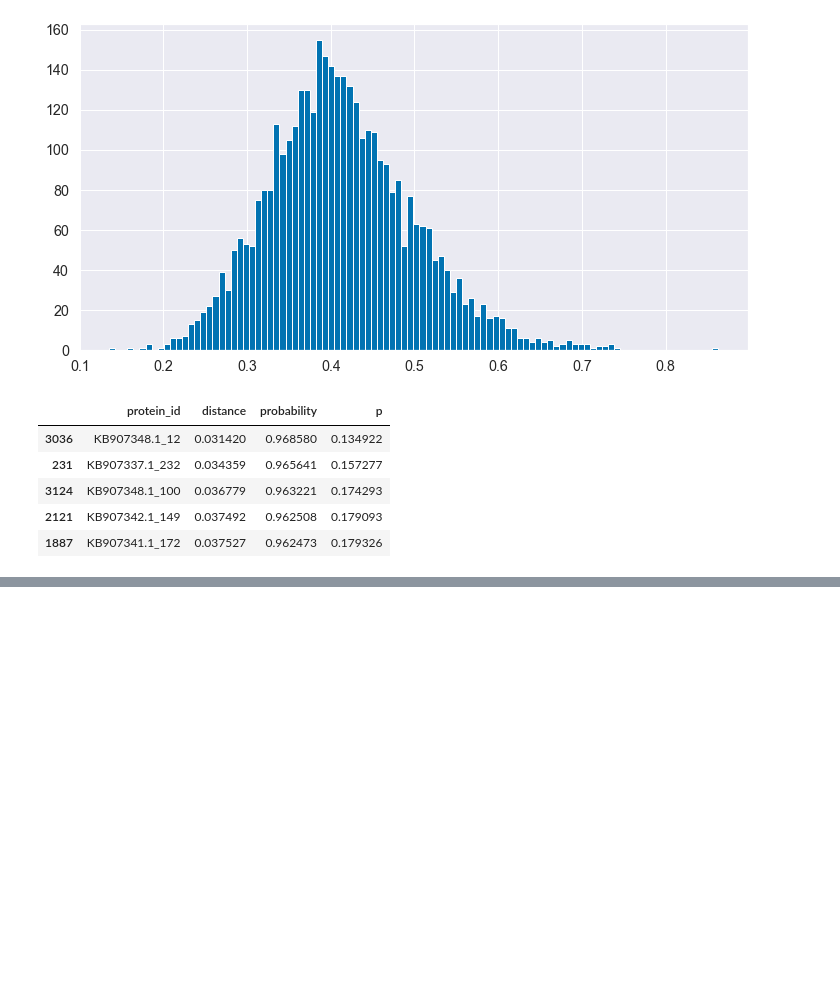
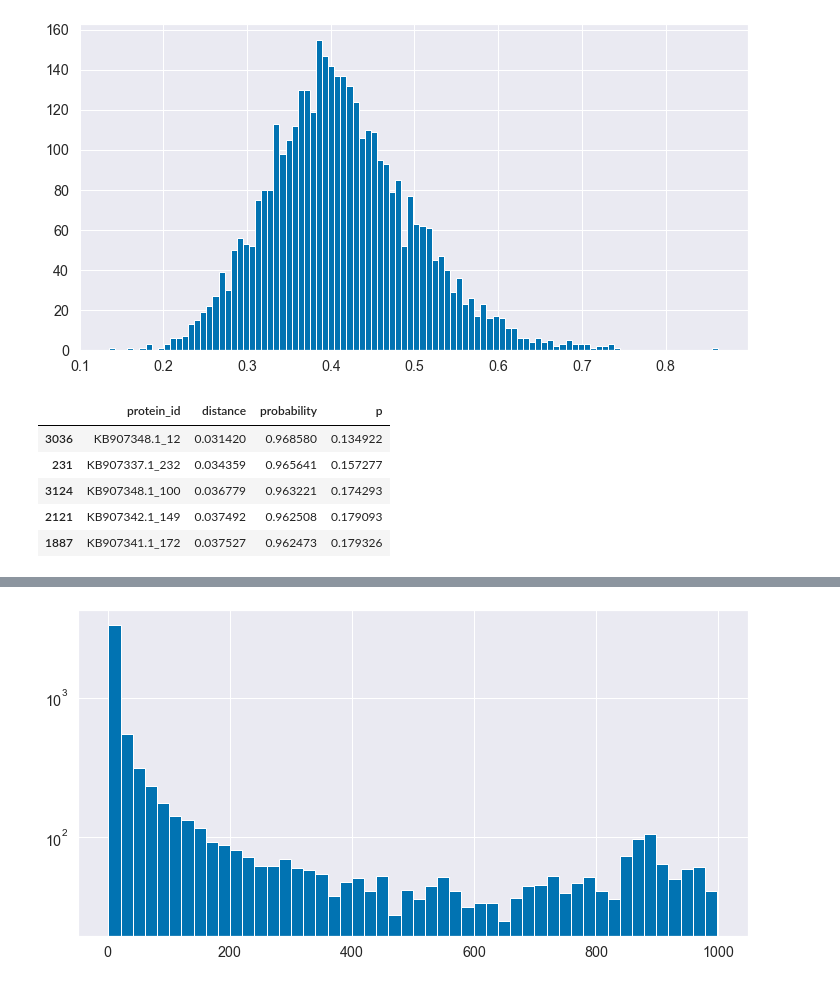
Before and after one commit to srom/nbias, a Jupyter notebook: notebook/Jensen-Shannon distance to tri-nucleotide mean.ipynb, the cells around one changed output, grey strips where cells are left out. Saved outputs shown, nothing was run; the diff lists cells and outputs as text; code cells hidden in the pictures; blank space fills up the shorter version.

```diff
--- a/notebook/Jensen-Shannon distance to tri-nucleotide mean.ipynb
+++ b/notebook/Jensen-Shannon distance to tri-nucleotide mean.ipynb
@@ -79,0 +138,5 @@ df.sort_values('p').head()
+# %%
+phylum = 'euryarchaeota'
+phylum_path = os.path.join(os.getcwd(), f'data/phylum/{phylum}/{phylum}_pfam_probability_left.csv')
+phylum_df = pd.read_csv(phylum_path)
+phylum_df.head(20)
@@ -79,0 +161,5 @@ df.sort_values('p').head()
+# %%
+_, ax = plt.subplots(1, 1, figsize=(12, 6))
+ax.hist(phylum_df['n_elements'].values, bins=50, log=True);
+# %% [output]
+[figure, added]
```
Also changed, not shown: parts of 11 cells of this notebook, 5 other files.
